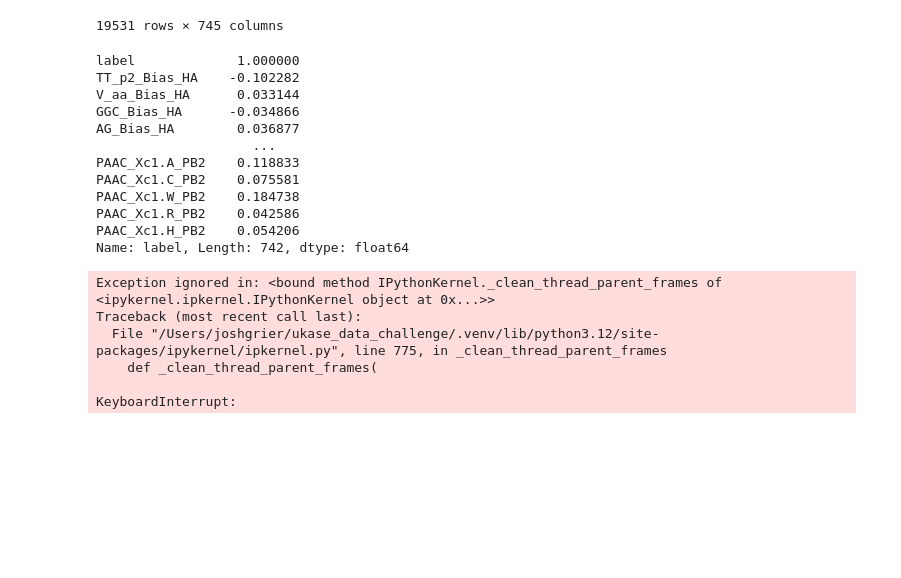
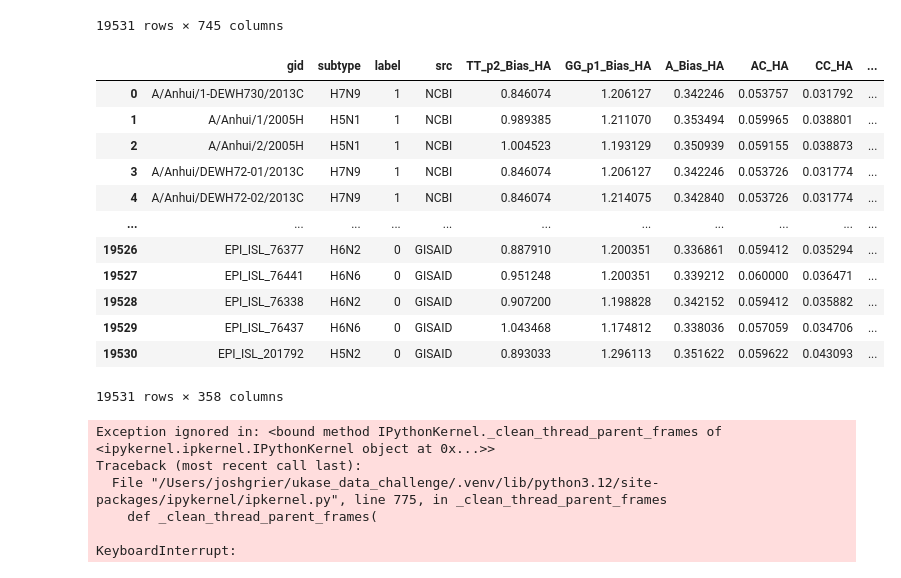
Before and after one commit to A-Andrews/ukase_data_challenge, a Jupyter notebook: HDS-CDT-2024-M01_Practical-Day-II.ipynb, the cells around one changed output. Cells and saved outputs as stored; diff of their text form; code cells hidden in the pictures; blank space fills up the shorter version.

```diff
--- a/HDS-CDT-2024-M01_Practical-Day-II.ipynb
+++ b/HDS-CDT-2024-M01_Practical-Day-II.ipynb
@@ -137,18 +137,21 @@ data1_.to_csv("cleaned_data/full_data_no_corrs_binarised_label.csv", index=False
 # %%
 corrmatrix_low = data1_.corr(numeric_only=True)
 # %%
-columns = corrmatrix_low['label'].loc[abs(corrmatrix_low['label']) < 0.1]
-columns
+columns_to_drop = set(corrmatrix_low['label'].loc[abs(corrmatrix_low['label']) < 0.1].index)
+data1_.drop(columns_to_drop, axis=1, inplace=True)
-# %% [output]
-label             1.000000
-TT_p2_Bias_HA    -0.102282
-V_aa_Bias_HA      0.033144
-GGC_Bias_HA      -0.034866
-AG_Bias_HA        0.036877
-                    ...
-PAAC_Xc1.A_PB2    0.118833
-PAAC_Xc1.C_PB2    0.075581
-PAAC_Xc1.W_PB2    0.184738
-PAAC_Xc1.R_PB2    0.042586
-PAAC_Xc1.H_PB2    0.054206
-Name: label, Length: 742, dtype: float64
+# %%
+data1_
+# %% [output]
+|  | gid | subtype | label | src | TT_p2_Bias_HA | GG_p1_Bias_HA | A_Bias_HA | AC_HA | CC_HA | ... |
+| 0 | A/Anhui/1-DEWH730/2013C | H7N9 | 1 | NCBI | 0.846074 | 1.206127 | 0.342246 | 0.053757 | 0.031792 | ... |
+| 1 | A/Anhui/1/2005H | H5N1 | 1 | NCBI | 0.989385 | 1.211070 | 0.353494 | 0.059965 | 0.038801 | ... |
+| 2 | A/Anhui/2/2005H | H5N1 | 1 | NCBI | 1.004523 | 1.193129 | 0.350939 | 0.059155 | 0.038873 | ... |
+| 3 | A/Anhui/DEWH72-01/2013C | H7N9 | 1 | NCBI | 0.846074 | 1.206127 | 0.342246 | 0.053726 | 0.031774 | ... |
+| 4 | A/Anhui/DEWH72-02/2013C | H7N9 | 1 | NCBI | 0.846074 | 1.214075 | 0.342840 | 0.053726 | 0.031774 | ... |
+| ... | ... | ... | ... | ... | ... | ... | ... | ... | ... | ... |
+| 19526 | EPI_ISL_76377 | H6N2 | 0 | GISAID | 0.887910 | 1.200351 | 0.336861 | 0.059412 | 0.035294 | ... |
+| 19527 | EPI_ISL_76441 | H6N6 | 0 | GISAID | 0.951248 | 1.200351 | 0.339212 | 0.060000 | 0.036471 | ... |
+| 19528 | EPI_ISL_76338 | H6N2 | 0 | GISAID | 0.907200 | 1.198828 | 0.342152 | 0.059412 | 0.035882 | ... |
+| 19529 | EPI_ISL_76437 | H6N6 | 0 | GISAID | 1.043468 | 1.174812 | 0.338036 | 0.057059 | 0.034706 | ... |
+| 19530 | EPI_ISL_201792 | H5N2 | 0 | GISAID | 0.893033 | 1.296113 | 0.351622 | 0.059622 | 0.043093 | ... |
+19531 rows × 358 columns
```
Also changed, not shown: parts of 1 cell of this notebook.
